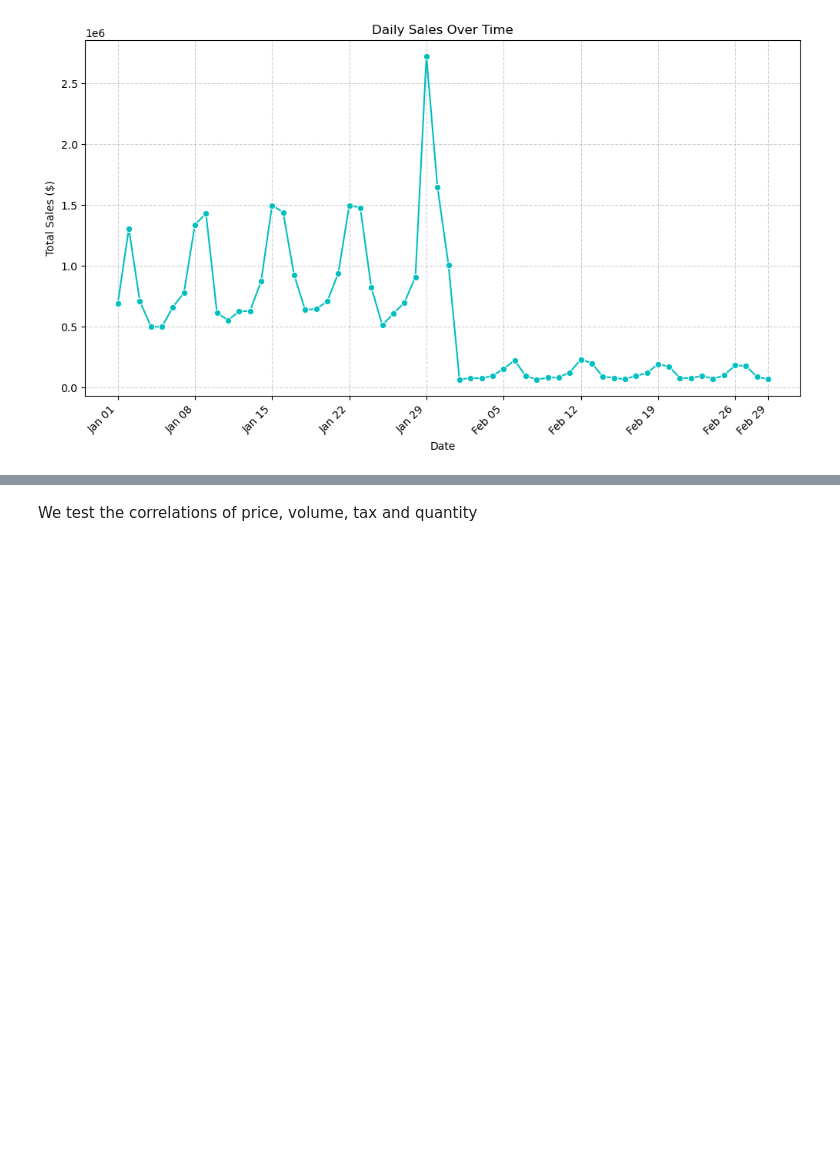
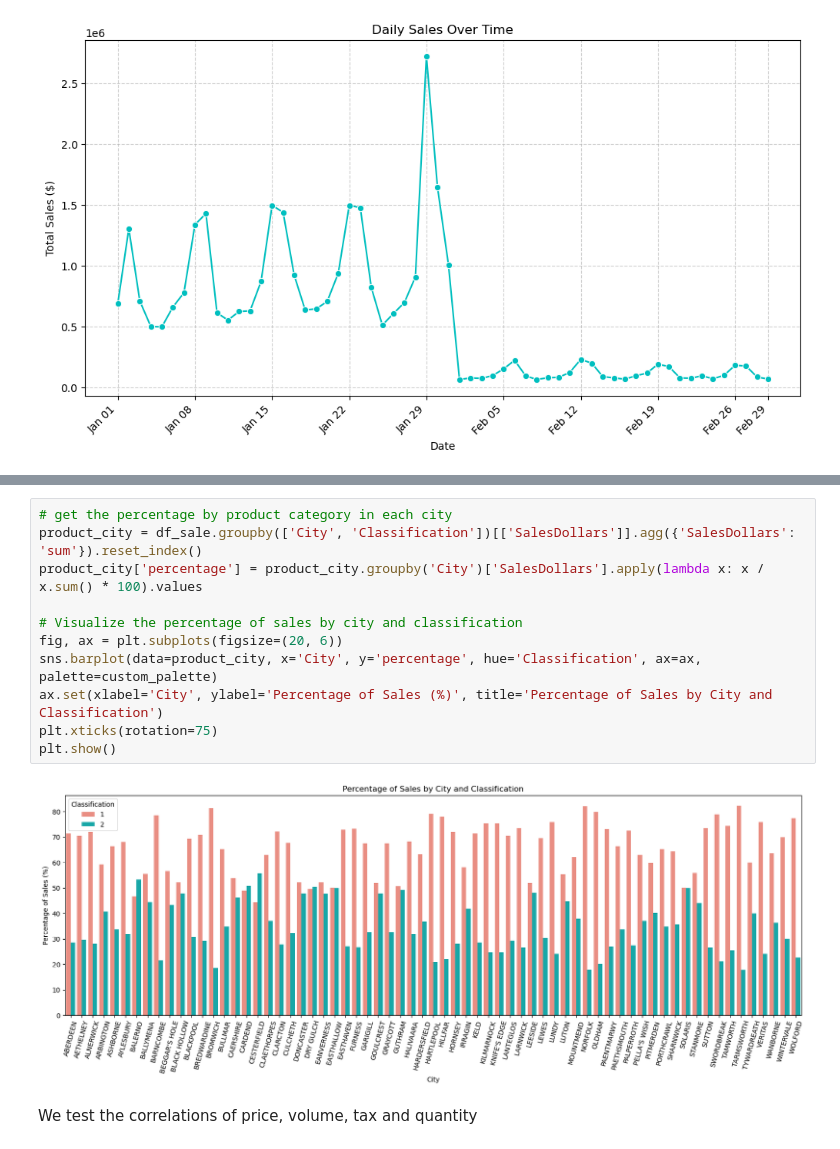
Before and after one commit to Leullque/ece143_group10, a Jupyter notebook: visualization.ipynb, the cells around one changed output, grey strips where cells are left out. Drawn from its saved outputs; the diff is of its cells as text; blank space fills up the shorter version.

```diff
--- a/visualization.ipynb
+++ b/visualization.ipynb
@@ -141,3 +197,16 @@ plt.show()
+# %%
+# get the percentage by product category in each city
+product_city = df_sale.groupby(['City', 'Classification'])[['SalesDollars']].agg({'SalesDollars': 'sum'}).reset_index()
+product_city['percentage'] = product_city.groupby('City')['SalesDollars'].apply(lambda x: x / x.sum() * 100).values
+
+# Visualize the percentage of sales by city and classification
+fig, ax = plt.subplots(figsize=(20, 6))
+sns.barplot(data=product_city, x='City', y='percentage', hue='Classification', ax=ax, palette=custom_palette)
+ax.set(xlabel='City', ylabel='Percentage of Sales (%)', title='Percentage of Sales by City and Classification')
+plt.xticks(rotation=75)
+plt.show()
+# %% [output]
+[figure, added]
 # %% [markdown]
 We test the correlations of price, volume, tax and quantity
 # %%
```
Also changed, not shown: parts of 6 cells of this notebook.
